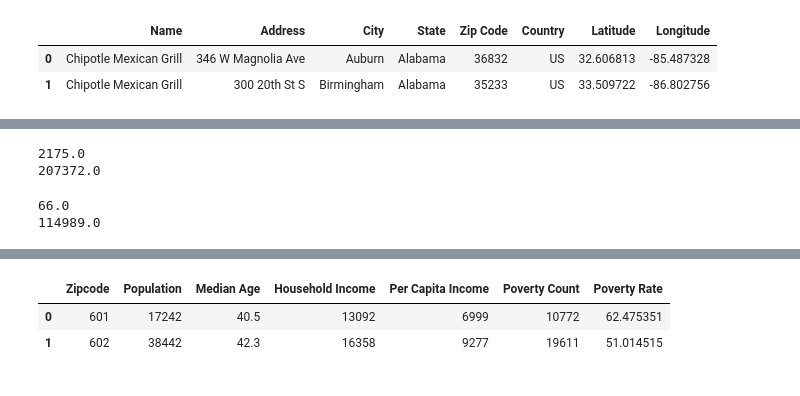
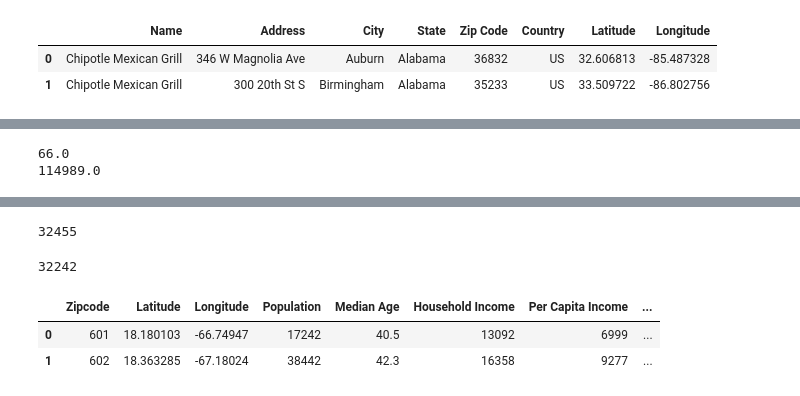
Before and after one commit to JeniLam/Project1_Group2, a Jupyter notebook: Notebooks/Clean_Restaurant_Data.ipynb, the cells around one changed output, grey strips where cells are left out. Saved outputs shown, nothing was run; the diff lists cells and outputs as text; code cells hidden in the pictures.

```diff
--- a/Notebooks/Clean_Restaurant_Data.ipynb
+++ b/Notebooks/Clean_Restaurant_Data.ipynb
@@ -177,9 +171,3 @@ print(all_rest_df['Median Age'].max())
-# %%
-print(all_rest_df['Per Capita Income'].min())
-print(all_rest_df['Per Capita Income'].max())
-# %% [output]
-2175.0
-207372.0
 # %%
 print(all_rest_df['Population'].min())
 print(all_rest_df['Population'].max())
@@ -197,10 +185,17 @@ all_rest_df.head()
 | 2 | Chipotle Mexican Grill | 3220 Morrow Rd | Birmingham | Alabama | 35235 | US | 33.595581 | -86.647437 | NaN | 20926.0 | ... |
 | 3 | Chipotle Mexican Grill | 4719 Highway 280 | Birmingham | Alabama | 35242 | US | 33.422582 | -86.698279 | NaN | 55122.0 | ... |
 | 4 | Chipotle Mexican Grill | 1821 Cherokee Ave SW | Cullman | Alabama | 35055 | US | 34.154134 | -86.841220 | NaN | 20884.0 | ... |
-# %%
-census_2018.head(2)
-# %% [output]
-|  | Zipcode | Population | Median Age | Household Income | Per Capita Income | Poverty Count | Poverty Rate |
-| 0 | 601 | 17242 | 40.5 | 13092 | 6999 | 10772 | 62.475351 |
-| 1 | 602 | 38442 | 42.3 | 16358 | 9277 | 19611 | 51.014515 |
+# %%
+print(len(census_2018))
+# %% [output]
+32455
+# %%
+census_2018=census_2018.dropna(how='any')
+print(len(census_2018))
+census_2018.head(2)
+# %% [output]
+32242
+|  | Zipcode | Latitude | Longitude | Population | Median Age | Household Income | Per Capita Income | ... |
+| 0 | 601 | 18.180103 | -66.74947 | 17242 | 40.5 | 13092 | 6999 | ... |
+| 1 | 602 | 18.363285 | -67.18024 | 38442 | 42.3 | 16358 | 9277 | ... |
 # %%
```
Also changed, not shown: parts of 10 cells of this notebook, 9 other files.
